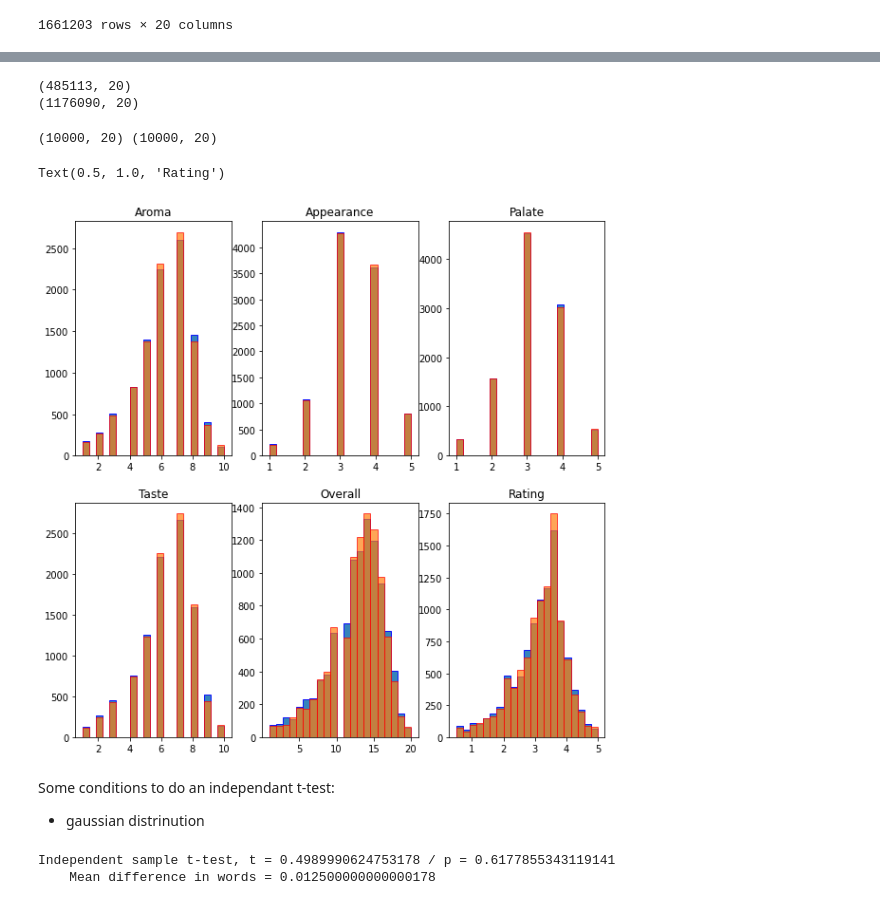
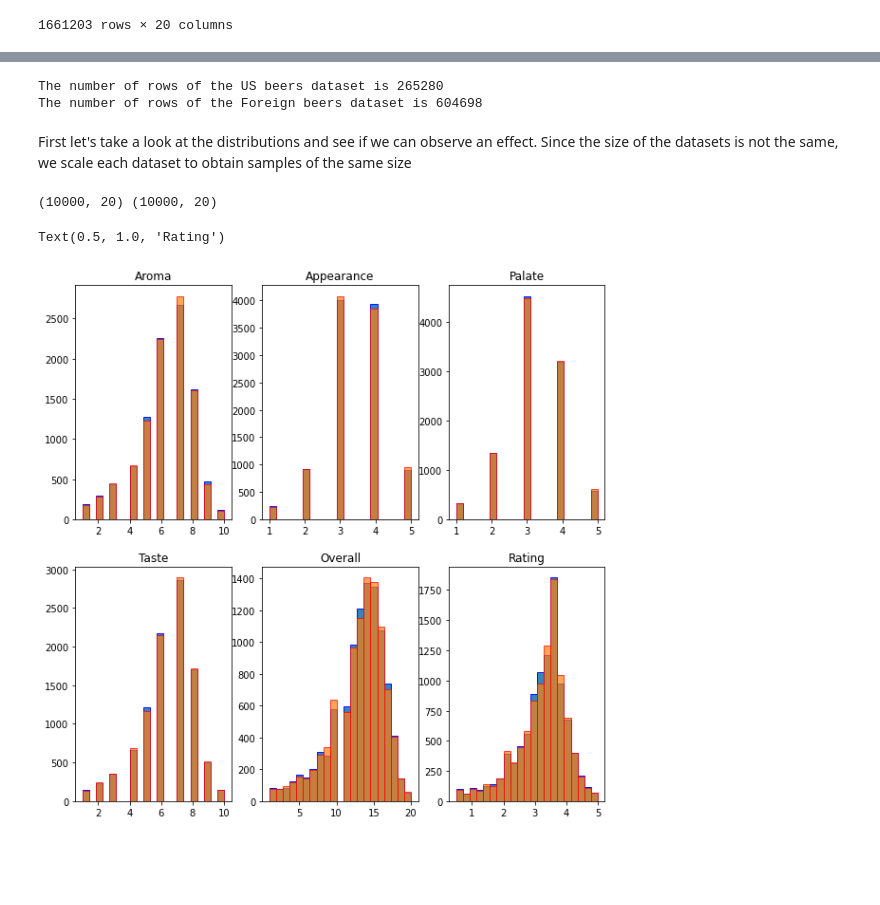
Before and after one commit to epfl-ada/ada-2022-project-datalcoholic, a Jupyter notebook: datalcholic_project_1.ipynb, the cells around one changed output, grey strips where cells are left out. Drawn from its saved outputs; the diff is of its cells as text; code cells hidden in the pictures; blank space fills up the shorter version.

```diff
--- a/datalcholic_project_1.ipynb
+++ b/datalcholic_project_1.ipynb
@@ -315,13 +326,16 @@ C'est à partir de la poulpe
 # %%
-#keep the raw of the dataframe if the beer location is in the US
 
-df_RB_US=df_RB[df_RB['beers_location']=='United States']
-df_RB_Foreign=df_RB[df_RB['beers_location']!='United States']
-print(df_RB_US.shape)
-print(df_RB_Foreign.shape)
+
+df_RB_US=df_RB[(df_RB['beers_location']=='United States')  & (df_RB['location_user']=='United States')]
+df_RB_Foreign=df_RB[(df_RB['beers_location']!='United States')  & (df_RB['location_user']=='United States')]
+
+print('The number of rows of the US beers dataset is', df_RB_US.shape[0])
+print('The number of rows of the Foreign beers dataset is', df_RB_Foreign.shape[0])
 # %% [output]
-(485113, 20)
-(1176090, 20)
+The number of rows of the US beers dataset is 265280
+The number of rows of the Foreign beers dataset is 604698
+# %% [markdown]
+First let's take a look at the distributions and see if we can observe an effect. Since the size of the datasets is not the same, we scale each dataset to obtain samples of the same size
 # %%
 import numpy as np
 import pandas as pd
@@ -341,39 +357,27 @@ print(df_RB_US_boot.shape, df_RB_Foreign_boot.shape)
 # %% [output]
 (10000, 20) (10000, 20)
 # %%
-#do subplots histogram for the all the beers aspects comparing US and Foreign
+
+import matplotlib.pyplot as plt
 fig, axs = plt.subplots(2, 3, figsize=(10, 10))
-axs[0, 0].hist(df_RB_Foreign_boot['aroma'], bins= 21, alpha=0.9, edgecolor='blue', label = "Winner")
-axs[0, 0].hist(df_RB_US_boot['aroma'], bins= 21, alpha= 0.7, edgecolor='red', label= "Loser")
+axs[0, 0].hist(df_RB_Foreign_sample['aroma'], bins= 21, alpha=0.9, edgecolor='blue', label = "Winner")
+axs[0, 0].hist(df_RB_US_sample['aroma'], bins= 21, alpha= 0.7, edgecolor='red', label= "Loser")
 axs[0, 0].set_title('Aroma')
-axs[0, 1].hist(df_RB_Foreign_boot['appearance'], bins= 21, alpha=0.9, edgecolor='blue', label = "Winner")
-axs[0, 1].hist(df_RB_US_boot['appearance'], bins= 21, alpha= 0.7, edgecolor='red', label= "Loser")
+axs[0, 1].hist(df_RB_Foreign_sample['appearance'], bins= 21, alpha=0.9, edgecolor='blue', label = "Winner")
+axs[0, 1].hist(df_RB_US_sample['appearance'], bins= 21, alpha= 0.7, edgecolor='red', label= "Loser")
 axs[0, 1].set_title('Appearance')
-axs[0, 2].hist(df_RB_Foreign_boot['palate'], bins= 21, alpha=0.9, edgecolor='blue', label = "Winner")
-axs[0, 2].hist(df_RB_US_boot['palate'], bins= 21, alpha= 0.7, edgecolor='red', label= "Loser")
+axs[0, 2].hist(df_RB_Foreign_sample['palate'], bins= 21, alpha=0.9, edgecolor='blue', label = "Winner")
+axs[0, 2].hist(df_RB_US_sample['palate'], bins= 21, alpha= 0.7, edgecolor='red', label= "Loser")
 axs[0, 2].set_title('Palate')
-axs[1, 0].hist(df_RB_Foreign_boot['taste'], bins= 21, alpha=0.9, edgecolor='blue', label = "Winner")
-axs[1, 0].hist(df_RB_US_boot['taste'], bins= 21, alpha= 0.7, edgecolor='red', label= "Loser")
+axs[1, 0].hist(df_RB_Foreign_sample['taste'], bins= 21, alpha=0.9, edgecolor='blue', label = "Winner")
+axs[1, 0].hist(df_RB_US_sample['taste'], bins= 21, alpha= 0.7, edgecolor='red', label= "Loser")
 axs[1, 0].set_title('Taste')
-axs[1, 1].hist(df_RB_Foreign_boot['overall'], bins= 21, alpha=0.9, edgecolor='blue', label = "Winner")
-axs[1, 1].hist(df_RB_US_boot['overall'], bins= 21, alpha= 0.7, edgecolor='red', label= "Loser")
+axs[1, 1].hist(df_RB_Foreign_sample['overall'], bins= 21, alpha=0.9, edgecolor='blue', label = "Winner")
+axs[1, 1].hist(df_RB_US_sample['overall'], bins= 21, alpha= 0.7, edgecolor='red', label= "Loser")
 axs[1, 1].set_title('Overall')
-axs[1, 2].hist(df_RB_Foreign_boot['rating'], bins= 21, alpha=0.9, edgecolor='blue', label = "Winner")
-axs[1, 2].hist(df_RB_US_boot['rating'], bins= 21, alpha= 0.7, edgecolor='red', label= "Loser")
+axs[1, 2].hist(df_RB_Foreign_sample['rating'], bins= 21, alpha=0.9, edgecolor='blue', label = "Winner")
+axs[1, 2].hist(df_RB_US_sample['rating'], bins= 21, alpha= 0.7, edgecolor='red', label= "Loser")
 axs[1, 2].set_title('Rating')
 # %% [output]
 Text(0.5, 1.0, 'Rating')
-[figure, old version]
+[figure, new version]
-# %% [markdown]
-Some conditions to do an independant t-test:
-- gaussian distrinution
-# %%
-#do a t-test to see if the mean of the two sample are different, juste pour tester les fonctions
-from scipy import stats
-tmp = stats.ttest_ind(df_RB_US_boot['aroma'],  df_RB_Foreign_boot['aroma'], equal_var=False)
-print("Independent sample t-test, t =", tmp.statistic, "/ p =", tmp.pvalue)
-
-print("    Mean difference in words =", (df_RB_US_boot['aroma'].mean() - df_RB_Foreign_boot['aroma'].mean()))
-# %% [output]
-Independent sample t-test, t = 0.4989990624753178 / p = 0.6177855343119141
-    Mean difference in words = 0.012500000000000178
```
Also changed, not shown: parts of 13 cells of this notebook.
